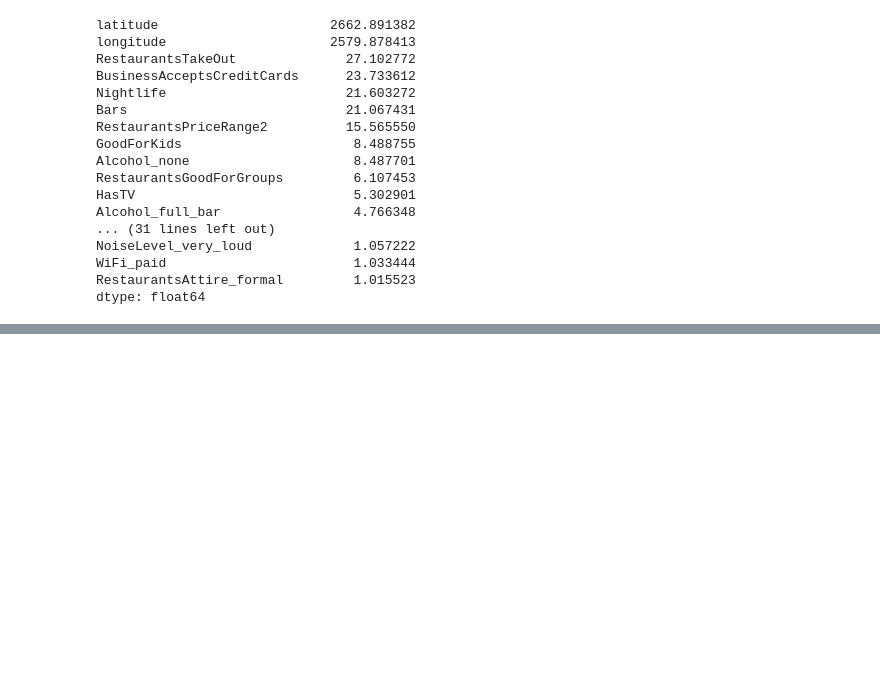
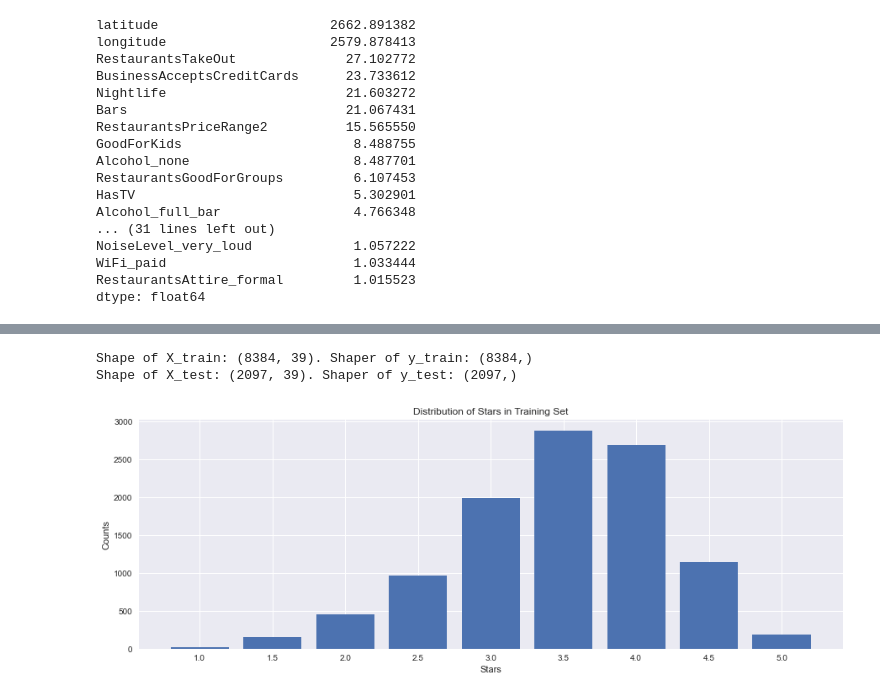
Before and after one commit to allistaircota/rate_my_restaurant, a Jupyter notebook: notebooks/3_Model_Setup_and_Evaluation.ipynb, the cells around one changed output, grey strips where cells are left out. Saved outputs shown, nothing was run; the diff lists cells and outputs as text; code cells hidden in the pictures; blank space fills up the shorter version.

```diff
--- a/notebooks/3_Model_Setup_and_Evaluation.ipynb
+++ b/notebooks/3_Model_Setup_and_Evaluation.ipynb
@@ -496,0 +474,19 @@ AttributeError: 'numpy.ndarray' object has no attribute 'corr'
+# %%
+# Splitting out 20% for test set
+X_train, X_test, y_train, y_test = train_test_split(X, y, test_size = 0.2, stratify=y, random_state=1)
+
+print(f'Shape of X_train: {X_train.shape}. Shaper of y_train: {y_train.shape}')
+print(f'Shape of X_test: {X_test.shape}. Shaper of y_test: {y_test.shape}')
+# %% [output]
+Shape of X_train: (8384, 39). Shaper of y_train: (8384,)
+Shape of X_test: (2097, 39). Shaper of y_test: (2097,)
+# %%
+plt.figure(figsize=(15,5))
+plt.bar(y.value_counts().sort_index().index.astype('str'),
+        y.value_counts().sort_index())
+plt.title('Distribution of Stars in Training Set')
+plt.xlabel('Stars')
+plt.ylabel('Counts')
+plt.show()
+# %% [output]
+[figure, added]
```
Also changed, not shown: parts of 52 cells of this notebook.
